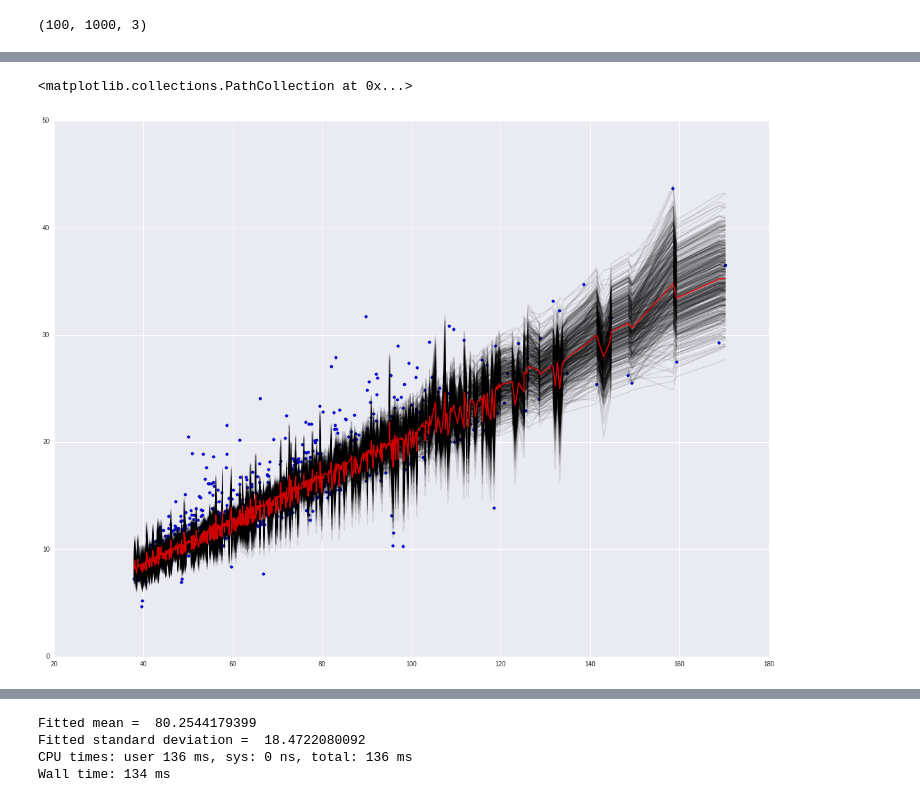
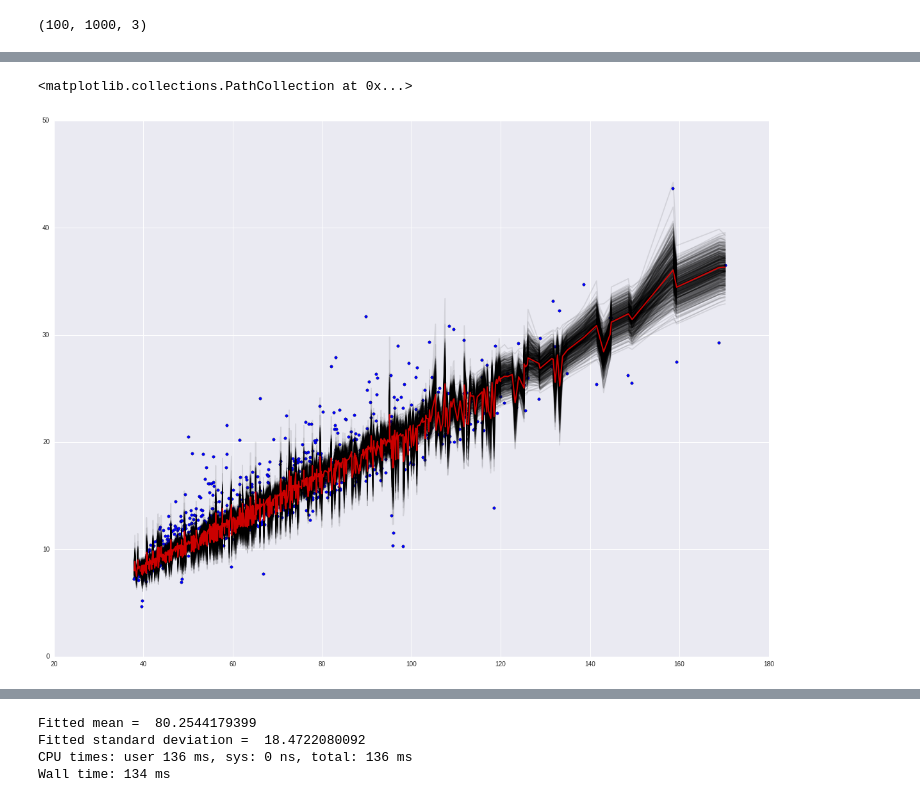
Before and after one commit to saint-germain/anisotropias, a Jupyter notebook: erroranalysis.ipynb, the cells around one changed output, grey strips where cells are left out. Saved outputs shown, nothing was run; the diff lists cells and outputs as text; code cells hidden in the pictures.

```diff
--- a/erroranalysis.ipynb
+++ b/erroranalysis.ipynb
@@ -462,0 +652,26 @@ xl, yerrl = (list(x) for x in zip(*sorted(zip(x, yerr))))
+# %%
+
+def lnlike(theta, x, y,yerr):
+    m ,f = theta
+    model = m * x +f*yerr
+    inv_sigma2 = 1.0/((y)**2)
+    return -0.5*(np.sum((y-model)**2*inv_sigma2 - np.log(2*np.pi*inv_sigma2)))
+def lnprior(theta):
+    m,f = theta
+    if 0 < m < 1 and 0<f<10:
+        return 0.0
+    return -np.inf
+def lnprob(theta, x, y,yerr):
+    lp = lnprior(theta)
+    if not np.isfinite(lp):
+        return -np.inf
+    return lp + lnlike(theta, x, y,yerr)
+# %%
+nll = lambda *args: -lnlike(*args)
+result = op.minimize(nll, [m_ls,0.5], args=(x, y,yerr))
+m_ml,f_ml= result["x"]
+ndim, nwalkers = 2, 100
+pos = [result["x"] + 1e-4*np.random.randn(ndim) for i in range(nwalkers)]
+sampler = emcee.EnsembleSampler(nwalkers, ndim, lnprob, args=(x, y,yerr))
+sampler.run_mcmc(pos, 1000);
+sampler.chain.shape
@@ -462,0 +680,5 @@ xl, yerrl = (list(x) for x in zip(*sorted(zip(x, yerr))))
+# %%
+samples = sampler.chain[:, 200:, :].reshape((-1, ndim))
+meanest=samples.mean(axis=0)
+fig = corner.corner(samples, labels=["$m$","$f$"],
+                      truths=[meanest[0], meanest[1]], quantiles=[0.16, 0.5, 0.84], show_titles=True,title_fmt='.2f')
@@ -463,13 +687,14 @@ xl, yerrl = (list(x) for x in zip(*sorted(zip(x, yerr))))
 # %%
+xl, yerrl = (list(x) for x in zip(*sorted(zip(x, yerr))))
 xl,yerrl=np.asarray(xl),np.asarray(yerrl)
 # %%
 plt.figure(figsize=(20,15))
-for m, b, f in samples[np.random.randint(len(samples), size=500)]:
-    plt.plot(xl, m*xl+b+f*yerrl, color="k", alpha=0.1)
-plt.plot(xl, m_ml*xl+b_ml+f_ml*yerrl, color="r", lw=2, alpha=0.8)
+for m, f in samples[np.random.randint(len(samples), size=500)]:
+    plt.plot(xl, m*xl+f*yerrl, color="k", alpha=0.1)
+plt.plot(xl, meanest[0]*xl+meanest[1]*yerrl, color="r", lw=2, alpha=0.8)
 plt.scatter(x,y)
 #plt.scatter(x,errlist[(errlist[:,0]!=0)][:,6][filter],c='k',alpha=0.2)
 # %% [output]
 <matplotlib.collections.PathCollection at 0x...>
-[figure, old version]
+[figure, new version]
 # %%
```
Also changed, not shown: parts of 65 cells of this notebook.
